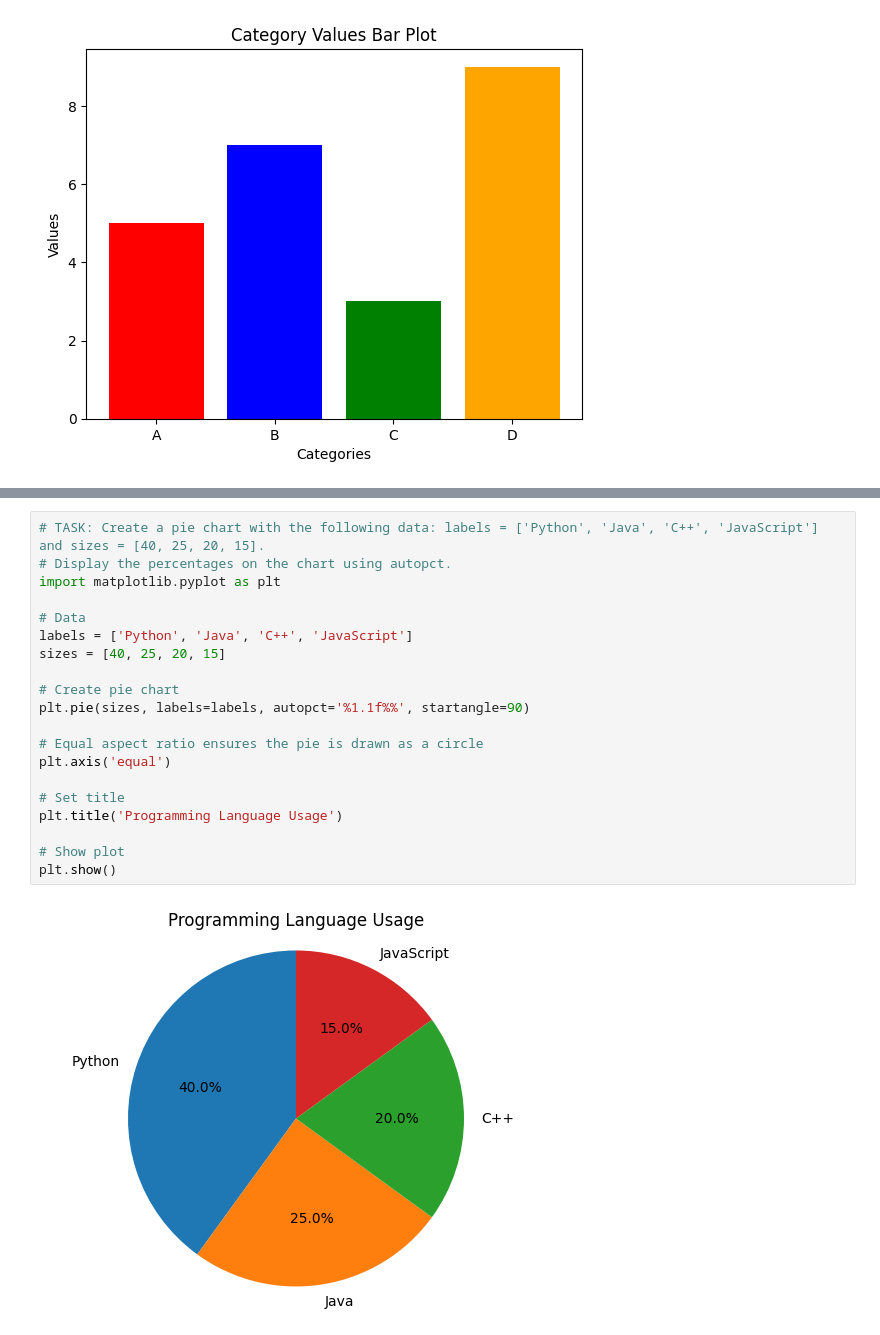
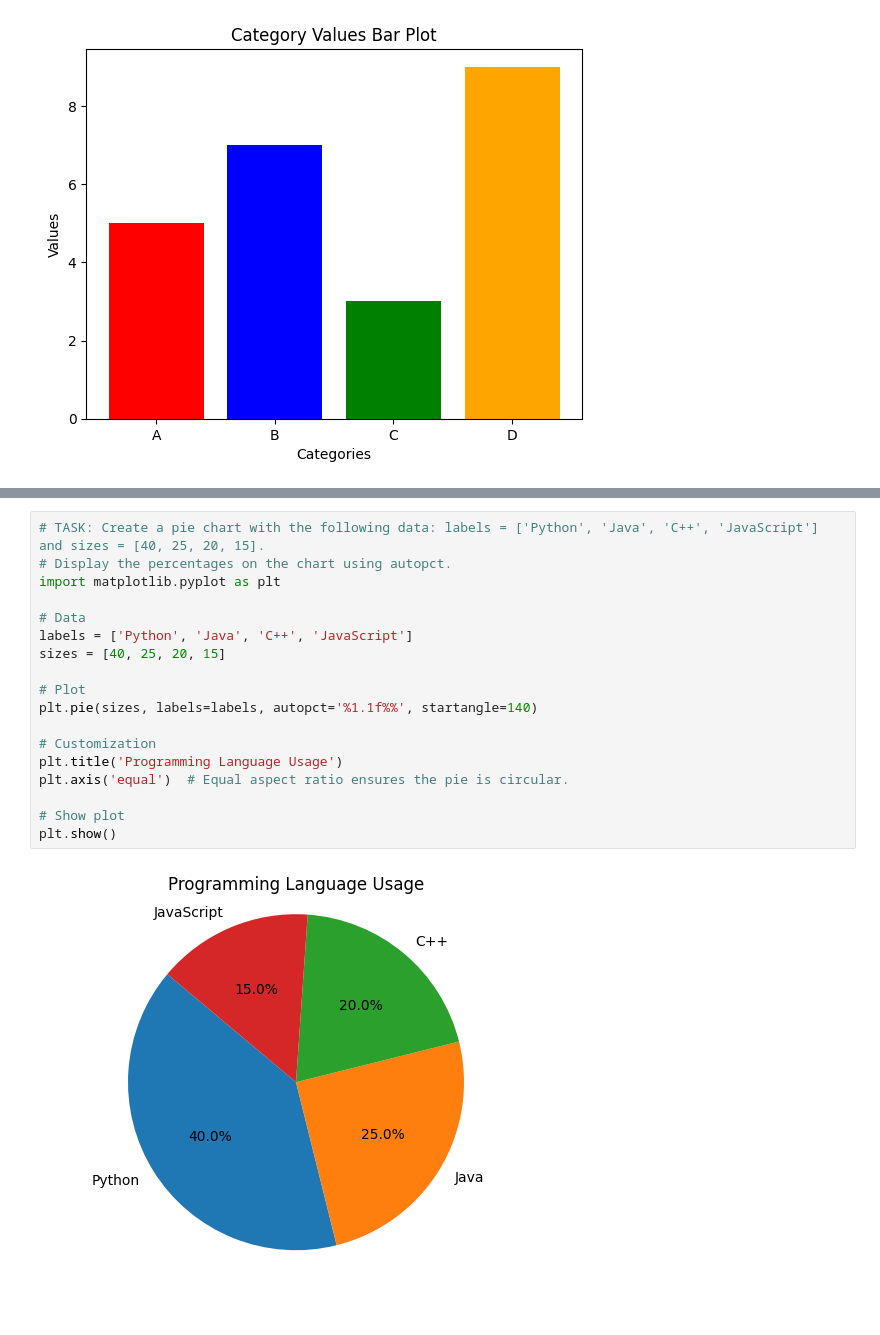
Before and after one commit to Esha-git/python-jupyter-template, a Jupyter notebook: playground.ipynb, the cells around one changed output, grey strips where cells are left out. Cells and saved outputs as stored; diff of their text form; blank space fills up the shorter version.

```diff
--- a/playground.ipynb
+++ b/playground.ipynb
@@ -78,25 +95,23 @@ plt.show()
 # %%
 # TASK: Create a pie chart with the following data: labels = ['Python', 'Java', 'C++', 'JavaScript'] and sizes = [40, 25, 20, 15].
 # Display the percentages on the chart using autopct.
 import matplotlib.pyplot as plt
 
 # Data
 labels = ['Python', 'Java', 'C++', 'JavaScript']
 sizes = [40, 25, 20, 15]
 
-# Create pie chart
-plt.pie(sizes, labels=labels, autopct='%1.1f%%', startangle=90)
+# Plot
+plt.pie(sizes, labels=labels, autopct='%1.1f%%', startangle=140)
 
-# Equal aspect ratio ensures the pie is drawn as a circle
-plt.axis('equal')
-
-# Set title
+# Customization
 plt.title('Programming Language Usage')
+plt.axis('equal')  # Equal aspect ratio ensures the pie is circular.
 
 # Show plot
 plt.show()
 # %% [output]
-[figure, old version]
+[figure, new version]
 # %%
 # TASK: Create a 2x2 subplot layout.
 # Plot a line chart in the first subplot, a bar chart in the second, a scatter plot in the third, and a pie chart in the fourth.
```
Also changed, not shown: parts of 5 cells of this notebook, 7 other files.
